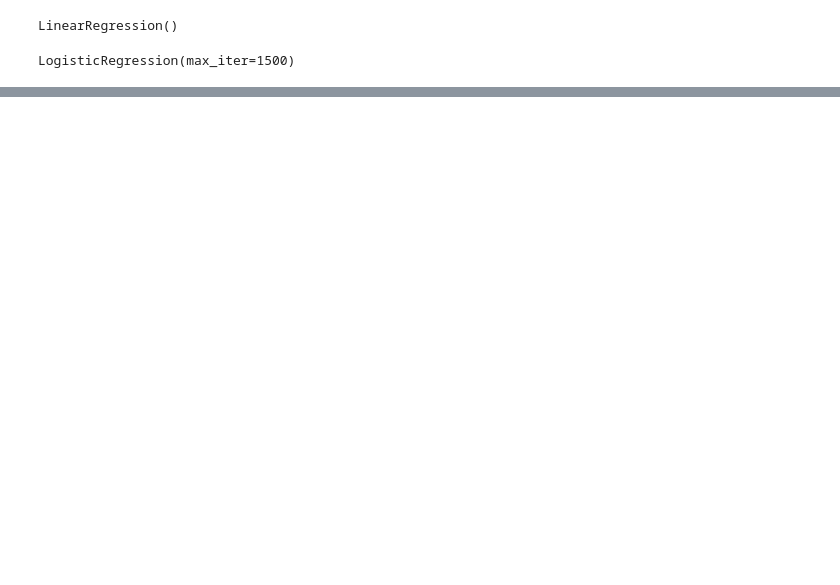
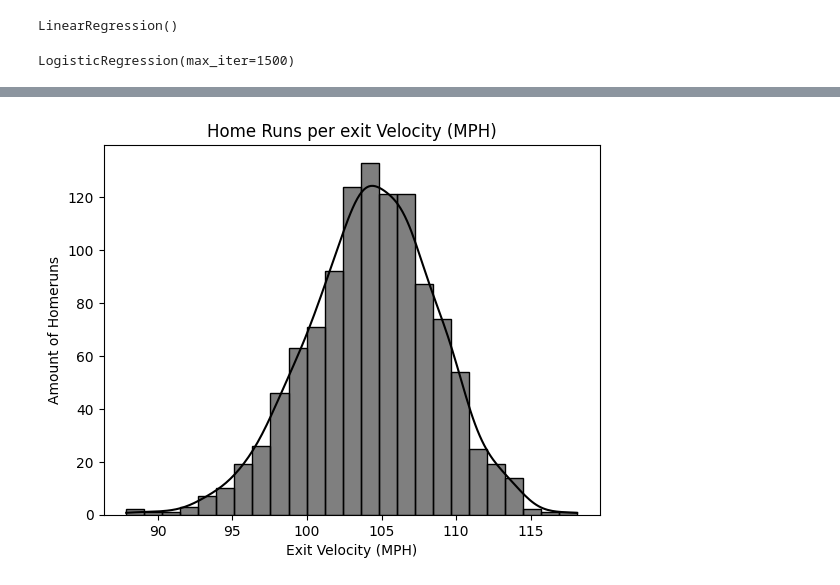
Before and after one commit to DSills735/WGU-Capstone-MLB-Homerun-Predictor, a Jupyter notebook: WGU_CS_Capstone_Sills.ipynb, the cells around one changed output, grey strips where cells are left out. Drawn from its saved outputs; the diff is of its cells as text; code cells hidden in the pictures; blank space fills up the shorter version.

```diff
--- a/WGU_CS_Capstone_Sills.ipynb
+++ b/WGU_CS_Capstone_Sills.ipynb
@@ -184 +188,14 @@ Passing `palette` without assigning `hue` is deprecated and will be removed in v
 [figure]
+# %%
+#another visual here. This one shows the amount of homeruns, per exit velocity using the 2024 homeruns only subset.
+
+#Run this section of code. Below a histogram t will be generated showing the number of homeruns in relation to exit velocity.
+plt.figsize=(10, 8)
+sns.histplot(homeruns_only['exit_velocity'], bins = 25, kde = True, color = 'black')
+plt.title('Home Runs per exit Velocity (MPH)')
+plt.xlabel('Exit Velocity (MPH)')
+plt.ylabel('Amount of Homeruns')
+
+plt.show()
+# %% [output]
+[figure, added]
```
Also changed, not shown: parts of 5 cells of this notebook.
